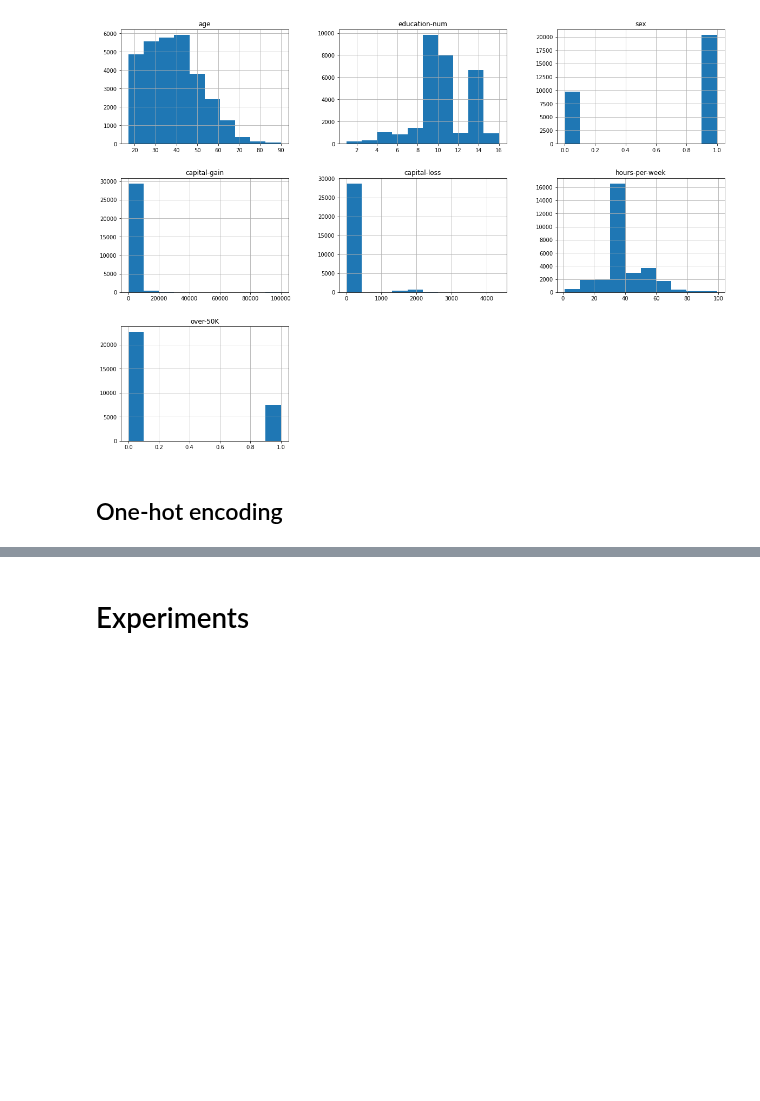
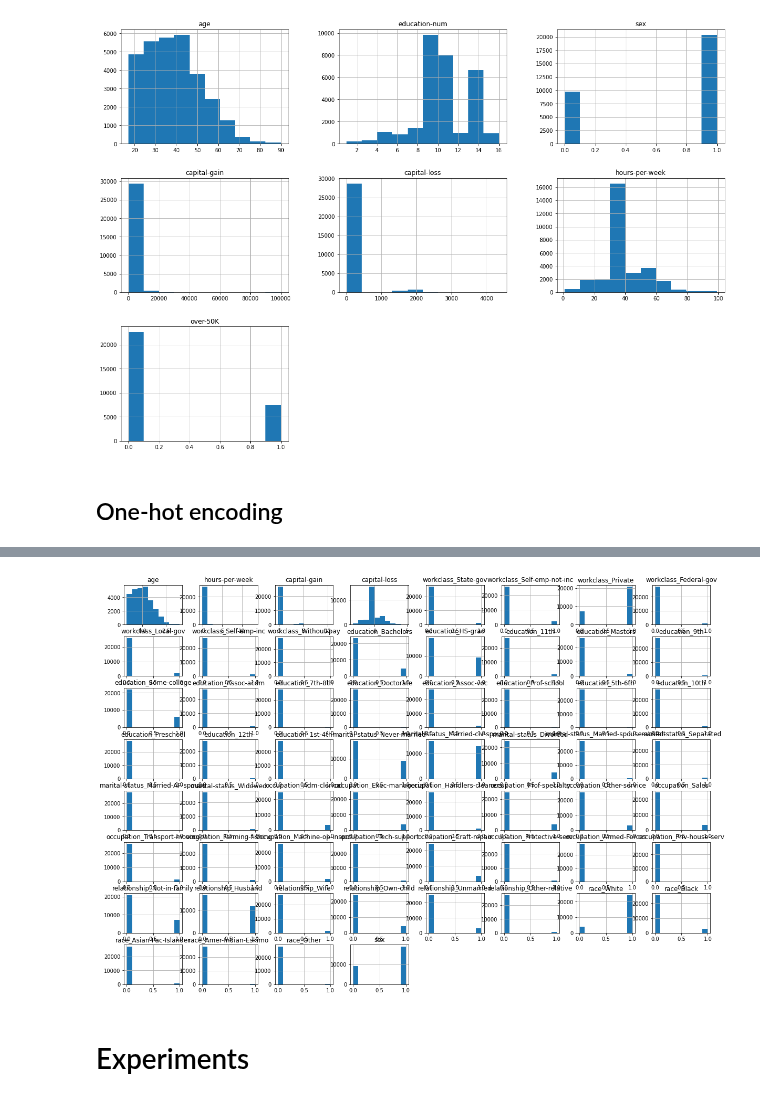
Before and after one commit to emmacona/COMP551-A1-KNN-and-Decision-tree-optimization, a Jupyter notebook: dataset-1.ipynb, the cells around one changed output, grey strips where cells are left out. Drawn from its saved outputs; the diff is of its cells as text; code cells hidden in the pictures; blank space fills up the shorter version.

```diff
--- a/dataset-1.ipynb
+++ b/dataset-1.ipynb
@@ -116,0 +105,84 @@ normalized_dataset_1_test = pd.DataFrame(x_scaled, columns=names_1_encoded)
+# %%
+# Normalize
+from sklearn import preprocessing
+names1_x=['age', 'workclass_State-gov', 'workclass_Self-emp-not-inc',
+       'workclass_Private', 'workclass_Federal-gov', 'workclass_Local-gov',
+       'workclass_Self-emp-inc', 'workclass_Without-pay',
+       'education_Bachelors', 'education_HS-grad', 'education_11th',
+       'education_Masters', 'education_9th', 'education_Some-college',
+       'education_Assoc-acdm', 'education_7th-8th', 'education_Doctorate',
+       'education_Assoc-voc', 'education_Prof-school', 'education_5th-6th',
+       'education_10th', 'education_Preschool', 'education_12th',
+       'education_1st-4th', 'marital-status_Never-married',
+       'marital-status_Married-civ-spouse', 'marital-status_Divorced',
+       'marital-status_Married-spouse-absent', 'marital-status_Separated',
+       'marital-status_Married-AF-spouse', 'marital-status_Widowed',
+       'occupation_Adm-clerical', 'occupation_Exec-managerial',
+       'occupation_Handlers-cleaners', 'occupation_Prof-specialty',
+       'occupation_Other-service', 'occupation_Sales',
+       'occupation_Transport-moving', 'occupation_Farming-fishing',
+       'occupation_Machine-op-inspct', 'occupation_Tech-support',
+       'occupation_Craft-repair', 'occupation_Protective-serv',
+       'occupation_Armed-Forces', 'occupation_Priv-house-serv',
+       'relationship_Not-in-family', 'relationship_Husband',
+       'relationship_Wife', 'relationship_Own-child', 'relationship_Unmarried',
+       'relationship_Other-relative', 'race_White', 'race_Black',
+       'race_Asian-Pac-Islander', 'race_Amer-Indian-Eskimo', 'race_Other',
+       'sex', 'capital-gain', 'capital-loss', 'hours-per-week']
+x_d1=train_encoded_1.loc[:, 'age':'hours-per-week']
+y_d1=train_encoded_1.loc[:,'over-50K']
+
+unscaled_names=['workclass_State-gov', 'workclass_Self-emp-not-inc',
+       'workclass_Private', 'workclass_Federal-gov', 'workclass_Local-gov',
+       'workclass_Self-emp-inc', 'workclass_Without-pay',
+       'education_Bachelors', 'education_HS-grad', 'education_11th',
+       'education_Masters', 'education_9th', 'education_Some-college',
+       'education_Assoc-acdm', 'education_7th-8th', 'education_Doctorate',
+       'education_Assoc-voc', 'education_Prof-school', 'education_5th-6th',
+       'education_10th', 'education_Preschool', 'education_12th',
+       'education_1st-4th', 'marital-status_Never-married',
+       'marital-status_Married-civ-spouse', 'marital-status_Divorced',
+       'marital-status_Married-spouse-absent', 'marital-status_Separated',
+       'marital-status_Married-AF-spouse', 'marital-status_Widowed',
+       'occupation_Adm-clerical', 'occupation_Exec-managerial',
+       'occupation_Handlers-cleaners', 'occupation_Prof-specialty',
+       'occupation_Other-service', 'occupation_Sales',
+       'occupation_Transport-moving', 'occupation_Farming-fishing',
+       'occupation_Machine-op-inspct', 'occupation_Tech-support',
+       'occupation_Craft-repair', 'occupation_Protective-serv',
+       'occupation_Armed-Forces', 'occupation_Priv-house-serv',
+       'relationship_Not-in-family', 'relationship_Husband',
+       'relationship_Wife', 'relationship_Own-child', 'relationship_Unmarried',
+       'relationship_Other-relative', 'race_White', 'race_Black',
+       'race_Asian-Pac-Islander', 'race_Amer-Indian-Eskimo', 'race_Other',
+       'sex']
+
+unscaled_data = x_d1.loc[:, 'workclass_State-gov':'sex']
+
+scaler = preprocessing.StandardScaler()
+
+# fit the scaler
+scaler.fit(x_d1.drop(unscaled_names, axis=1))
+
+# transform the data
+scaled_data = scaler.transform(x_d1.drop(unscaled_names, axis=1))
+normalized_xd1 = pd.DataFrame(scaled_data, columns=['age', 'hours-per-week', 'capital-gain', 'capital-loss'])
+normalized_xd1 = pd.concat([normalized_xd1, unscaled_data], axis=1, join="inner")
+
+normalized_xd1.hist(figsize=(20, 14))
+#y_d2.hist(figsize=(20,14))
+print(normalized_xd1.describe())
+
+'''
+# Normalize training set
+x = train_encoded_1.values
+min_max_scaler = preprocessing.MinMaxScaler()
+x_scaled = min_max_scaler.fit_transform(x)
+normalized_dataset_1 = pd.DataFrame(x_scaled, columns=names_1_encoded)
+
+# Normalize test set
+x = test_encoded_1.values
+x_scaled = min_max_scaler.fit_transform(x)
+normalized_dataset_1_test = pd.DataFrame(x_scaled, columns=names_1_encoded)
+'''
+# %% [output]
@@ -117,3 +207,4 @@ normalized_dataset_1_test = pd.DataFrame(x_scaled, columns=names_1_encoded)
+[figure, added]
 # %% [markdown]
 # Experiments
 # %% [markdown]
```
Also changed, not shown: parts of 32 cells of this notebook, 1 other file.
